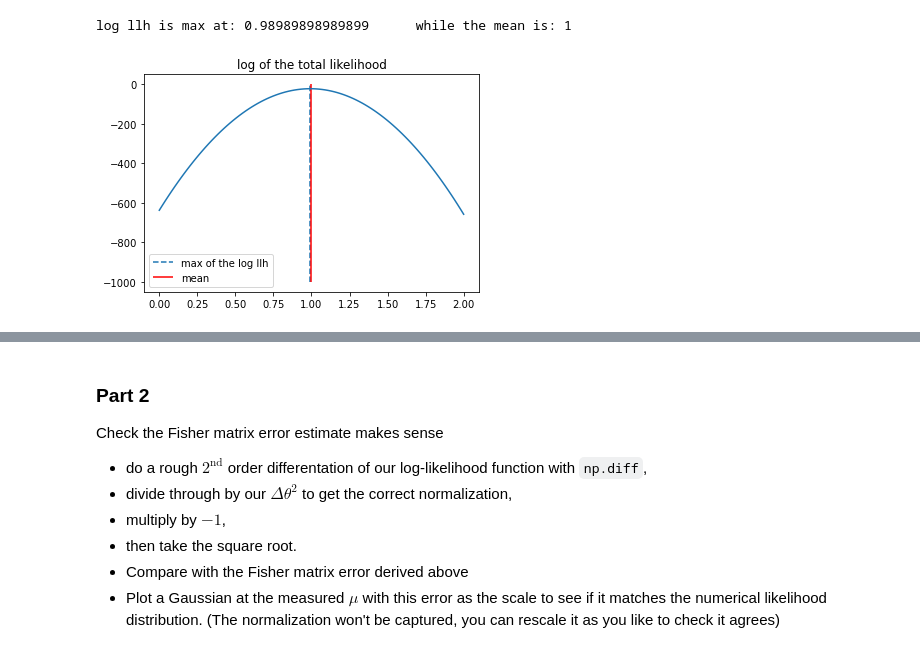
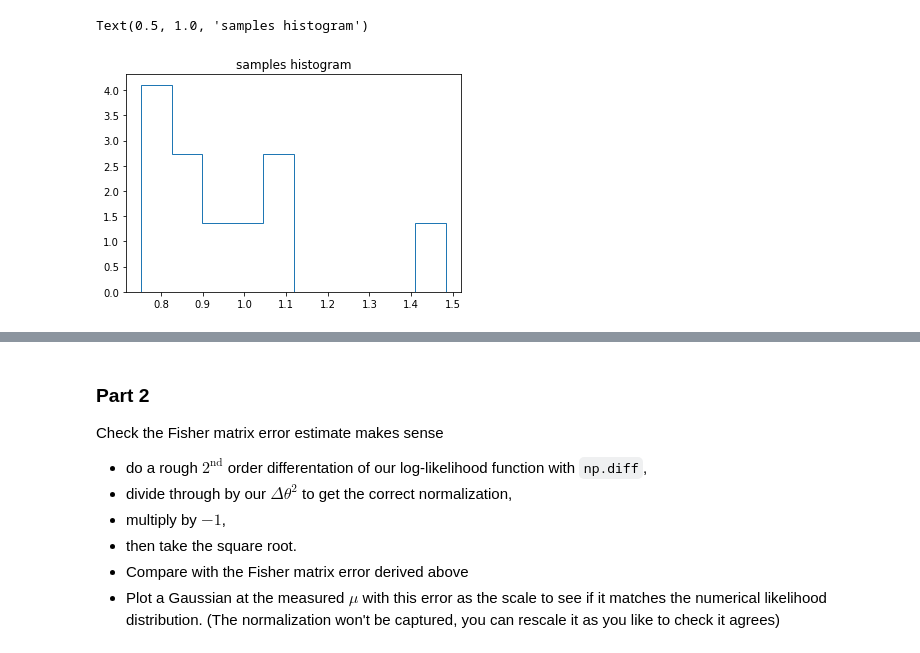
Before and after one commit to lisam10/astrostatistics_bicocca_2024, a Jupyter notebook: working/W05_quasarpos.ipynb, the cells around one changed output, grey strips where cells are left out. Drawn from its saved outputs; the diff is of its cells as text; code cells hidden in the pictures.

```diff
--- a/working/W05_quasarpos.ipynb
+++ b/working/W05_quasarpos.ipynb
@@ -43,13 +9,18 @@ for i in range(Nsamples):
-# %%
-plt.plot(x, log_llh)
-plt.title('log of the total likelihood')
-
-x_max = x[np.argmax(log_llh)] #the x value at which the log llh is maximised
-plt.vlines (x_max, -1000, 0, linestyles='dashed', label='max of the log llh')
-plt.vlines (mean, -1000, 0, linestyles='solid', color='red', label='mean')
-plt.legend()
-
-print('log llh is max at:', x_max, '\t while the mean is:', mean)
-# %% [output]
-log llh is max at: 0.98989898989899      while the mean is: 1
-[figure, removed]
+# %%
+import numpy as np
+import matplotlib.pyplot as plt
+from scipy.stats import norm
+
+Nsamples = 10
+
+mean = 1
+sigma = 0.2
+
+samples = np.random.normal (mean, sigma, Nsamples)
+
+#drawing the histogram of our samples
+plt.hist(samples, Nsamples, density = True, histtype = 'step')
+plt.title('samples histogram')
+# %% [output]
+Text(0.5, 1.0, 'samples histogram')
+[figure, added]
```
Also changed, not shown: parts of 13 cells of this notebook.
